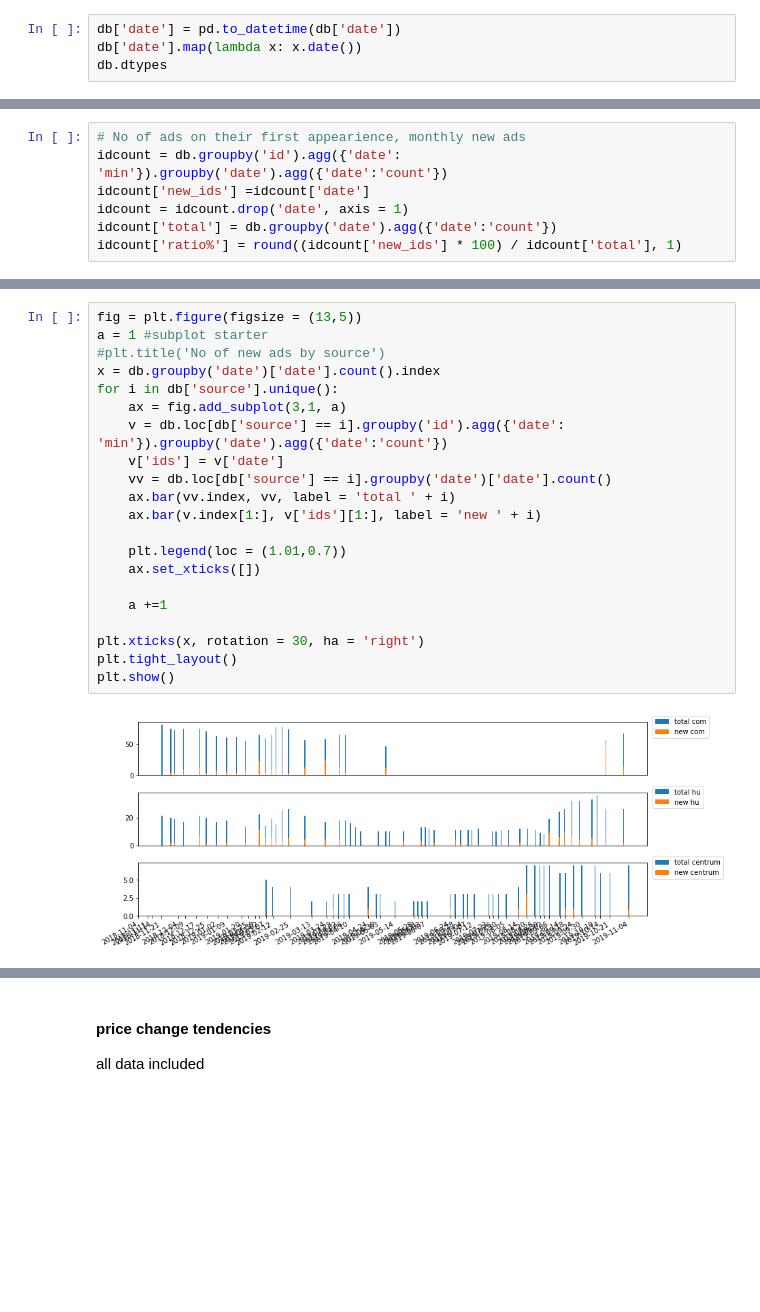
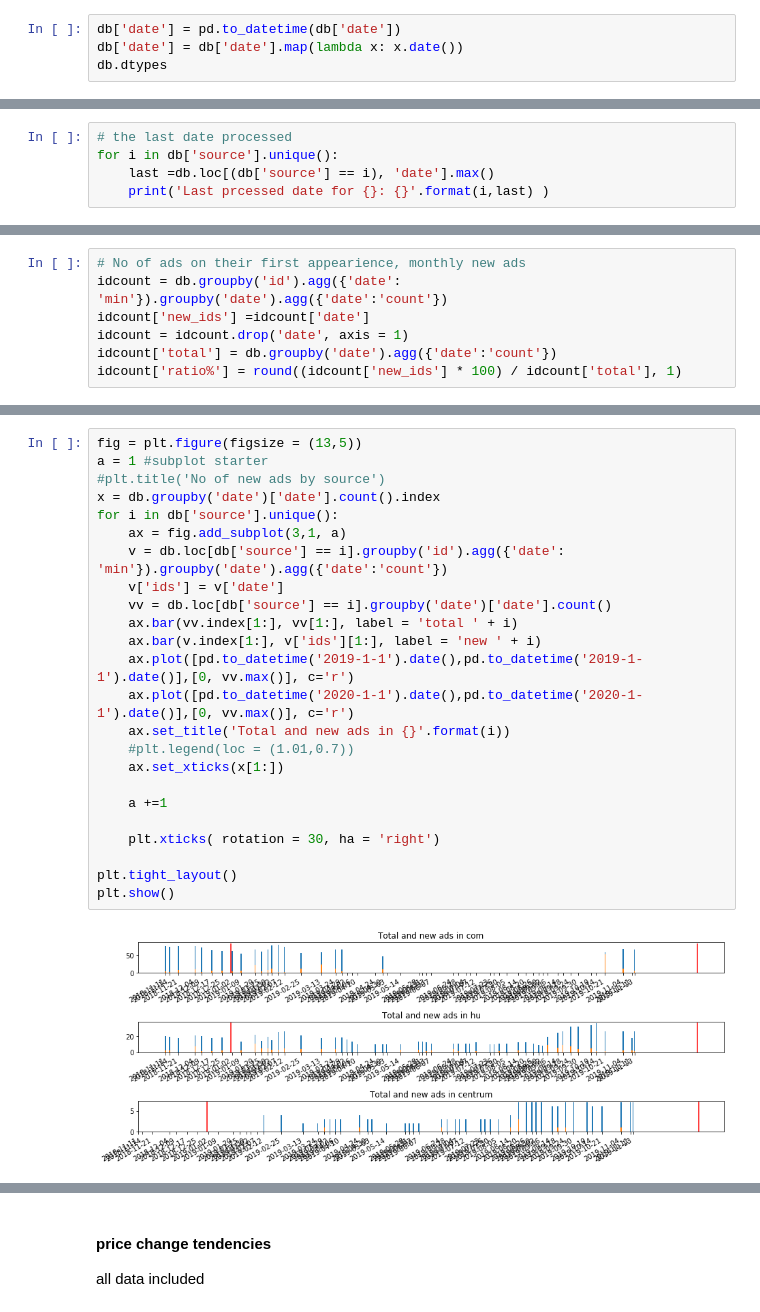
Before and after one commit to Htrismegistos/projectbuds, a Jupyter notebook: Hungarian_property/Statistics.ipynb, the cells around one changed output, grey strips where cells are left out. Drawn from its saved outputs; the diff is of its cells as text; blank space fills up the shorter version.

```diff
--- a/Hungarian_property/Statistics.ipynb
+++ b/Hungarian_property/Statistics.ipynb
@@ -35,5 +38,5 @@ memory usage: 222.9+ KB
 # %%
 db['date'] = pd.to_datetime(db['date'])
-db['date'].map(lambda x: x.date())
+db['date'] = db['date'].map(lambda x: x.date())
 db.dtypes
 # %% [output]
@@ -52,3 +55,8 @@ dtype: object
 # %%
 db.sort_values('date', inplace = True)
 db.reset_index(drop = True, inplace = True)
+# %%
+# the last date processed
+for i in db['source'].unique():
+    last =db.loc[(db['source'] == i), 'date'].max()
+    print('Last prcessed date for {}: {}'.format(i,last) )
@@ -96,23 +108,26 @@ plt.title('New vs. total ads from all sources');
 # %%
 fig = plt.figure(figsize = (13,5))
 a = 1 #subplot starter
 #plt.title('No of new ads by source')
 x = db.groupby('date')['date'].count().index
 for i in db['source'].unique():
     ax = fig.add_subplot(3,1, a)
     v = db.loc[db['source'] == i].groupby('id').agg({'date': 'min'}).groupby('date').agg({'date':'count'})
     v['ids'] = v['date']
     vv = db.loc[db['source'] == i].groupby('date')['date'].count()
-    ax.bar(vv.index, vv, label = 'total ' + i)
+    ax.bar(vv.index[1:], vv[1:], label = 'total ' + i)
     ax.bar(v.index[1:], v['ids'][1:], label = 'new ' + i)
-
-    plt.legend(loc = (1.01,0.7))
-    ax.set_xticks([])
+    ax.plot([pd.to_datetime('2019-1-1').date(),pd.to_datetime('2019-1-1').date()],[0, vv.max()], c='r')
+    ax.plot([pd.to_datetime('2020-1-1').date(),pd.to_datetime('2020-1-1').date()],[0, vv.max()], c='r')
+    ax.set_title('Total and new ads in {}'.format(i))
+    #plt.legend(loc = (1.01,0.7))
+    ax.set_xticks(x[1:])
 
     a +=1
 
-plt.xticks(x, rotation = 30, ha = 'right')
+    plt.xticks( rotation = 30, ha = 'right')
+
 plt.tight_layout()
 plt.show()
 # %% [output]
-[figure, old version]
+[figure, new version]
```
Also changed, not shown: parts of 26 cells of this notebook, 31 other files.
